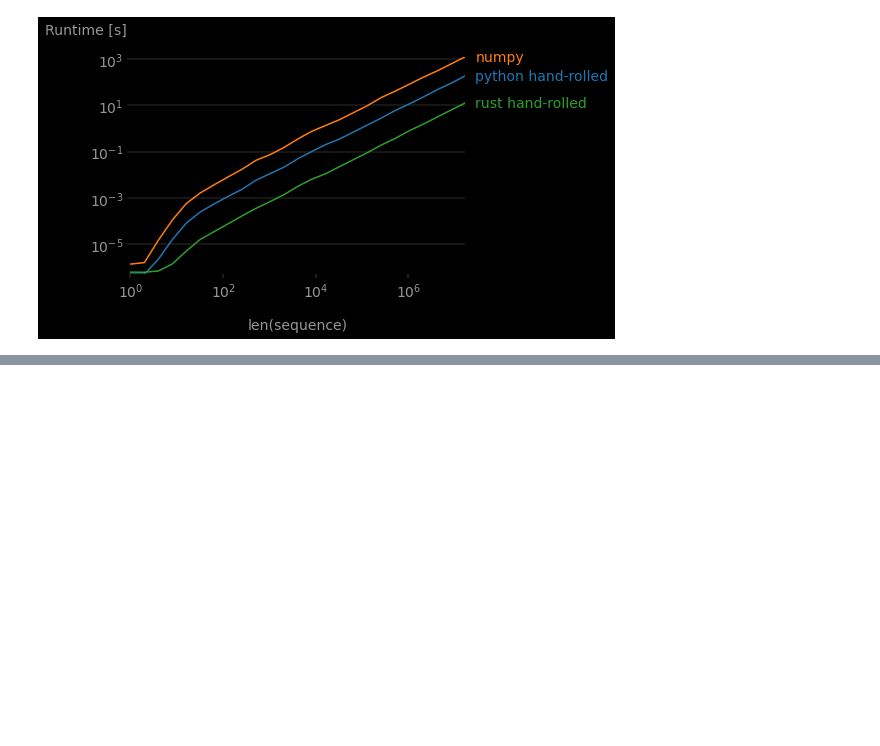
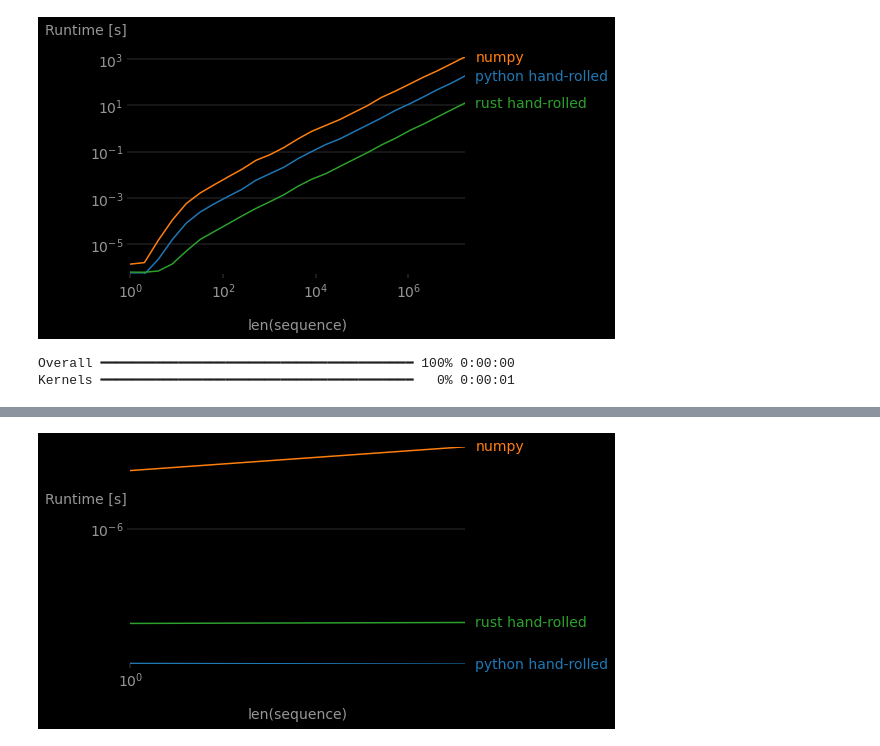
Before and after one commit to cyniphile/rosalind, a Jupyter notebook: blog-post/blog-post.ipynb, the cells around one changed output, grey strips where cells are left out. Saved outputs shown, nothing was run; the diff lists cells and outputs as text; code cells hidden in the pictures; blank space fills up the shorter version.

```diff
--- a/blog-post/blog-post.ipynb
+++ b/blog-post/blog-post.ipynb
@@ -55,3 +55,20 @@ perfplot.show(
 [interactive output not drawn]
 [interactive output not drawn]
 [figure]
+# %%
+perfplot.show(
+    setup=lambda n: rand_bases(n),
+    kernels=[
+        lambda a: find_reverse_palindromes(a),
+        lambda a: find_reverse_palindromes_np(a),
+        lambda a: find_reverse_palindromes_rs(a),
+    ],
+    labels=["python hand-rolled", "numpy",
+            "rust hand-rolled"],
+    n_range=[2 ** k for k in range(2)],
+    xlabel="len(sequence)",
+    equality_check=None,  # set to None to disable "correctness" assertion
+)
+# %% [output]
+Overall ━━━━━━━━━━━━━━━━━━━━━━━━━━━━━━━━━━━━━━━━ 100% 0:00:00
+Kernels ━━━━━━━━━━━━━━━━━━━━━━━━━━━━━━━━━━━━━━━━   0% 0:00:01
@@ -57,0 +76 @@ perfplot.show(
+[figure, added]
```
Also changed, not shown: parts of 1 cell of this notebook, 8 other files.
